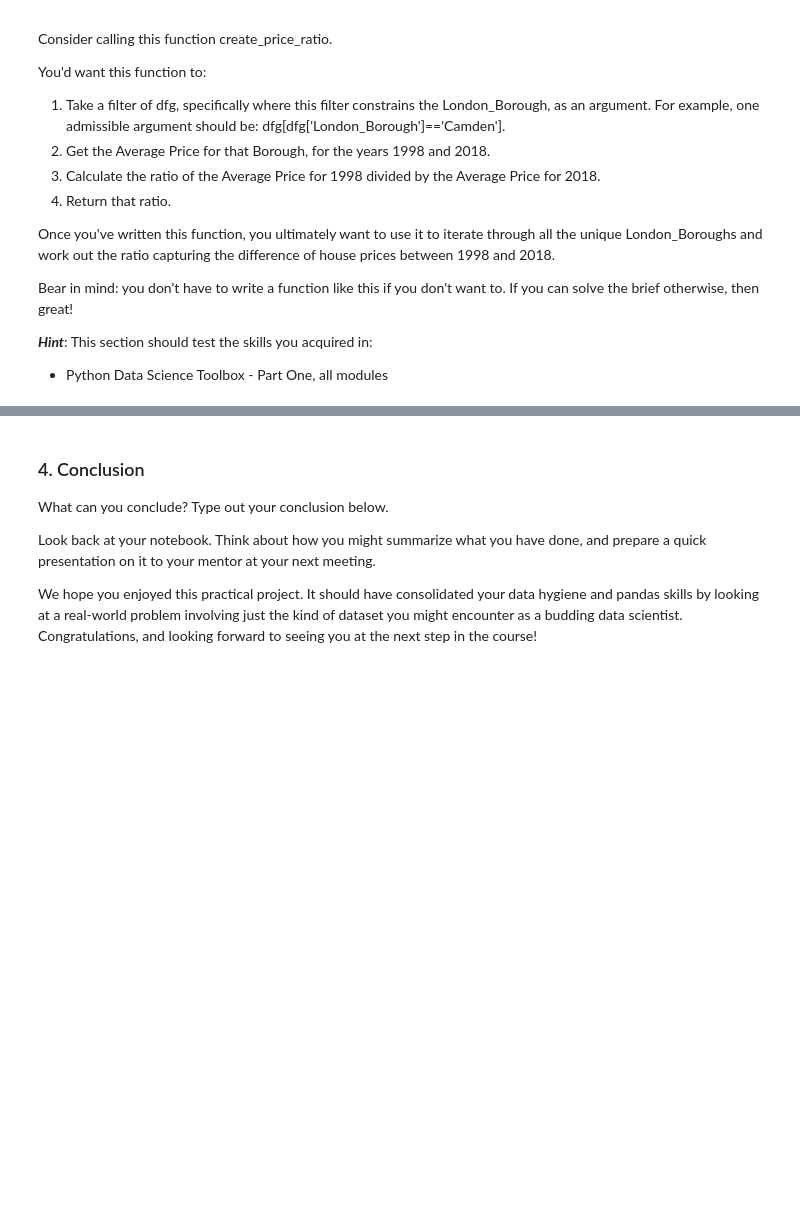
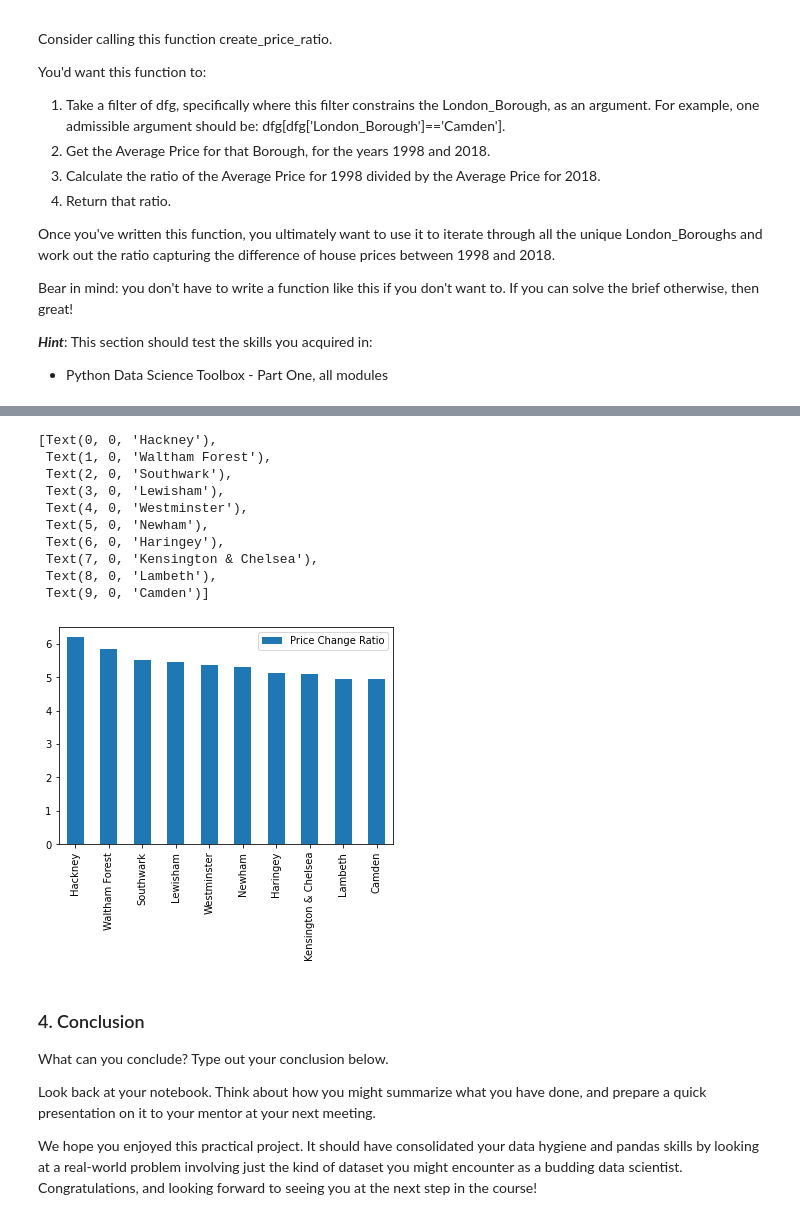
Before and after one commit to GwenToves/SpringBoard, a Jupyter notebook: Unit 4 Challenge - Tier 3.ipynb, the cells around one changed output, grey strips where cells are left out. Saved outputs shown, nothing was run; the diff lists cells and outputs as text; code cells hidden in the pictures; blank space fills up the shorter version.

```diff
--- a/Unit 4 Challenge - Tier 3.ipynb
+++ b/Unit 4 Challenge - Tier 3.ipynb
@@ -536,0 +609,3 @@ SyntaxError: invalid syntax (1440368170.py, line 7)
+# %%
+df_w_ratio = df_w_ratio.transpose()
+df_w_ratio
@@ -536,0 +630,5 @@ SyntaxError: invalid syntax (1440368170.py, line 7)
+# %%
+df_w_ratio = df_w_ratio.reset_index()
+# %%
+df_w_ratio.rename(columns={0: 'Price Change Ratio', 'index':'Borough'}, inplace = True)
+df_w_ratio
@@ -537,3 +662,21 @@ SyntaxError: invalid syntax (1440368170.py, line 7)
+# %%
+df_w_ratio.sort_values('Price Change Ratio', ascending = False, inplace = True)
+# %%
+top10 = df_w_ratio.head(10) #top 10 boroughs that've had highest change
+top10_graph = top10[['Borough', 'Price Change Ratio']].plot(kind='bar')
+top10_graph.set_xticklabels(top10.Borough)
+# %% [output]
+[Text(0, 0, 'Hackney'),
+ Text(1, 0, 'Waltham Forest'),
+ Text(2, 0, 'Southwark'),
+ Text(3, 0, 'Lewisham'),
+ Text(4, 0, 'Westminster'),
+ Text(5, 0, 'Newham'),
+ Text(6, 0, 'Haringey'),
+ Text(7, 0, 'Kensington & Chelsea'),
+ Text(8, 0, 'Lambeth'),
+ Text(9, 0, 'Camden')]
+[figure, added]
 # %% [markdown]
 ### 4. Conclusion
 What can you conclude? Type out your conclusion below.
```
Also changed, not shown: parts of 13 cells of this notebook.
